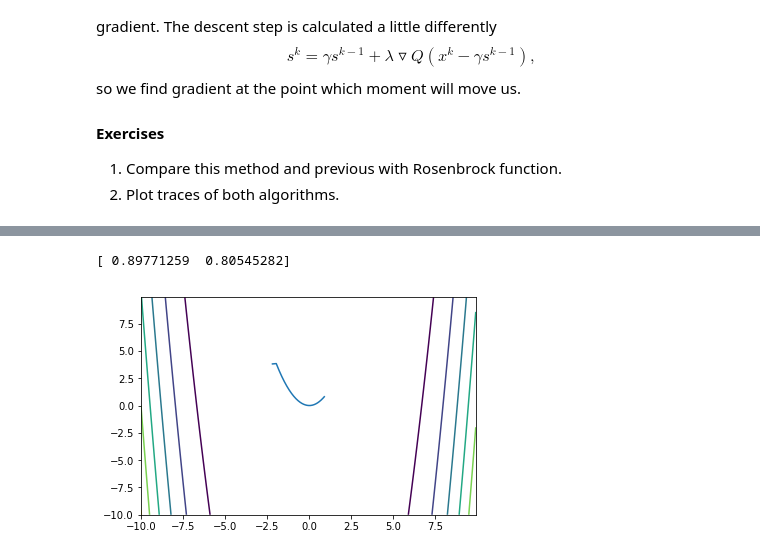
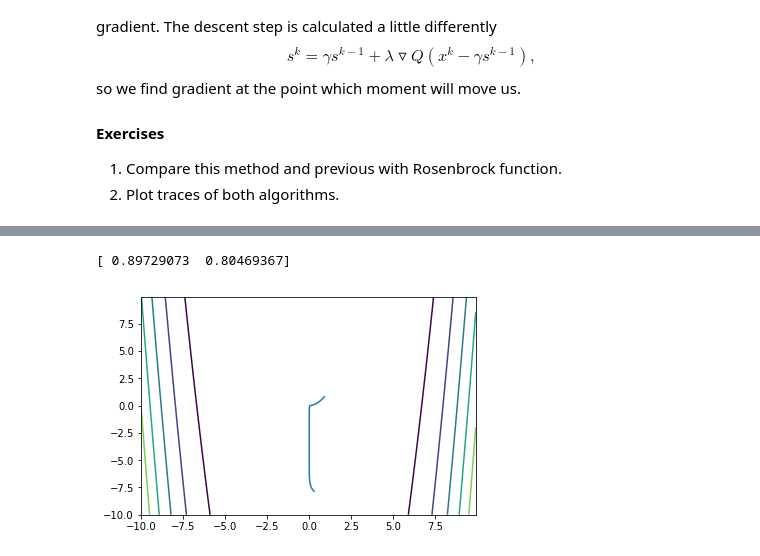
Before and after one commit to mnkonkova/ML, a Jupyter notebook: lab-1.ipynb, the cells around one changed output, grey strips where cells are left out. Cells and saved outputs as stored; diff of their text form; code cells hidden in the pictures.

```diff
--- a/lab-1.ipynb
+++ b/lab-1.ipynb
@@ -726,11 +726,9 @@ def stochastic_descent(f,
     return (point, cur_f)
 
 min_point, min_f = stochastic_descent(LF, der_LF, train_data, train_values)
-
 for i in range(1, 3):
     print('will be ready in', 3 - i)
     cur_point, cur_f = stochastic_descent(LF, der_LF, train_data, train_values)
-    P1[i] = alpha * cur_f + (1 - alpha) * P1[i - 1]
     if cur_f < min_f:
         min_f = cur_f
         min_point = cur_point
@@ -944,12 +943,12 @@ trace(f1, X_plot, Y_plot, -10, 10)
 # %%
-gamma = 0.009
+gamma = 0.00006
 lambd = 0.0001
 EPS = 0.000001
 print(nesterov_desent(f1, grad1))
 trace(f1, X_plot, Y_plot, -10, 10)
 # %% [output]
-[ 0.89771259  0.80545282]
+[ 0.89729073  0.80469367]
-[figure, old version]
+[figure, new version]
 # %% [markdown]
 #### Adagrad (2011)
 Adaptive gradient finds lambda for each dimension of the input vector x. Informally speaking, for sparce features it makes a bigger step, but for regular ones smaller step.
```
Also changed, not shown: parts of 19 cells of this notebook.
